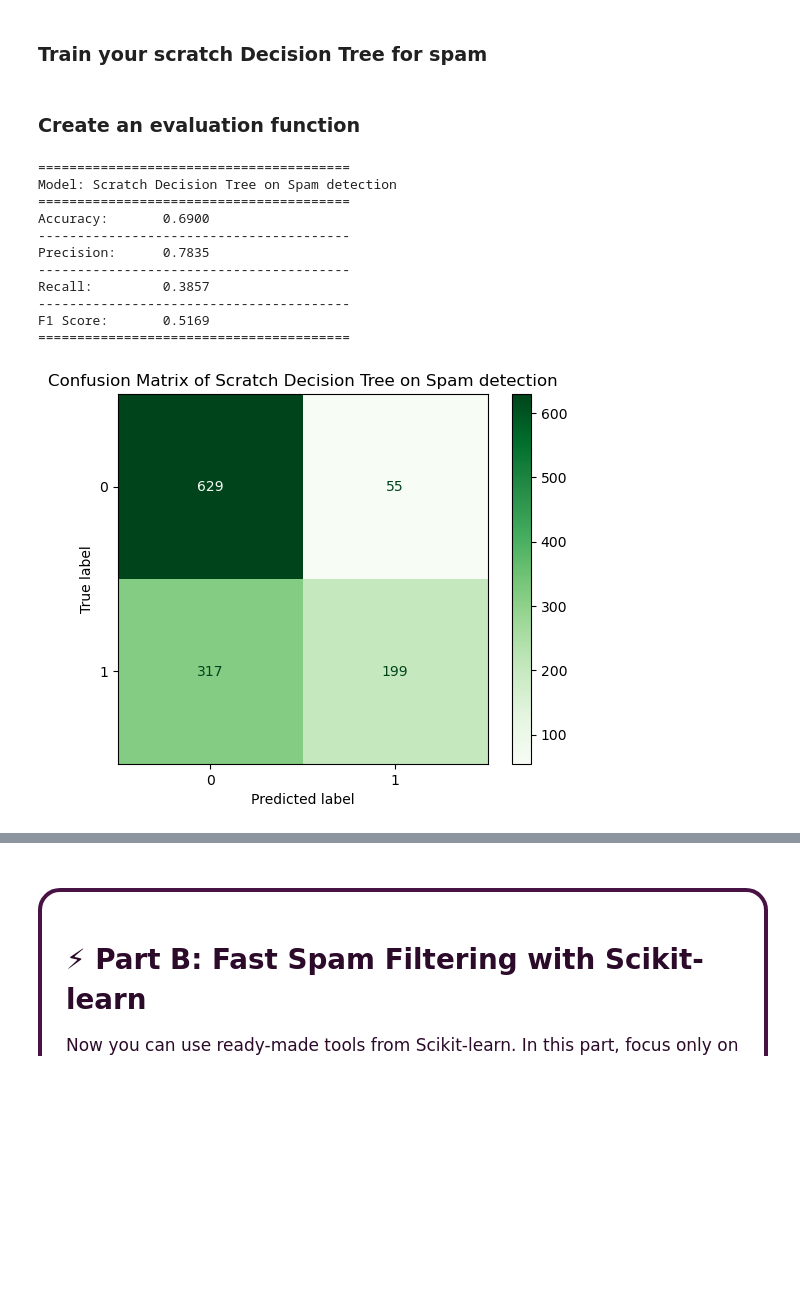
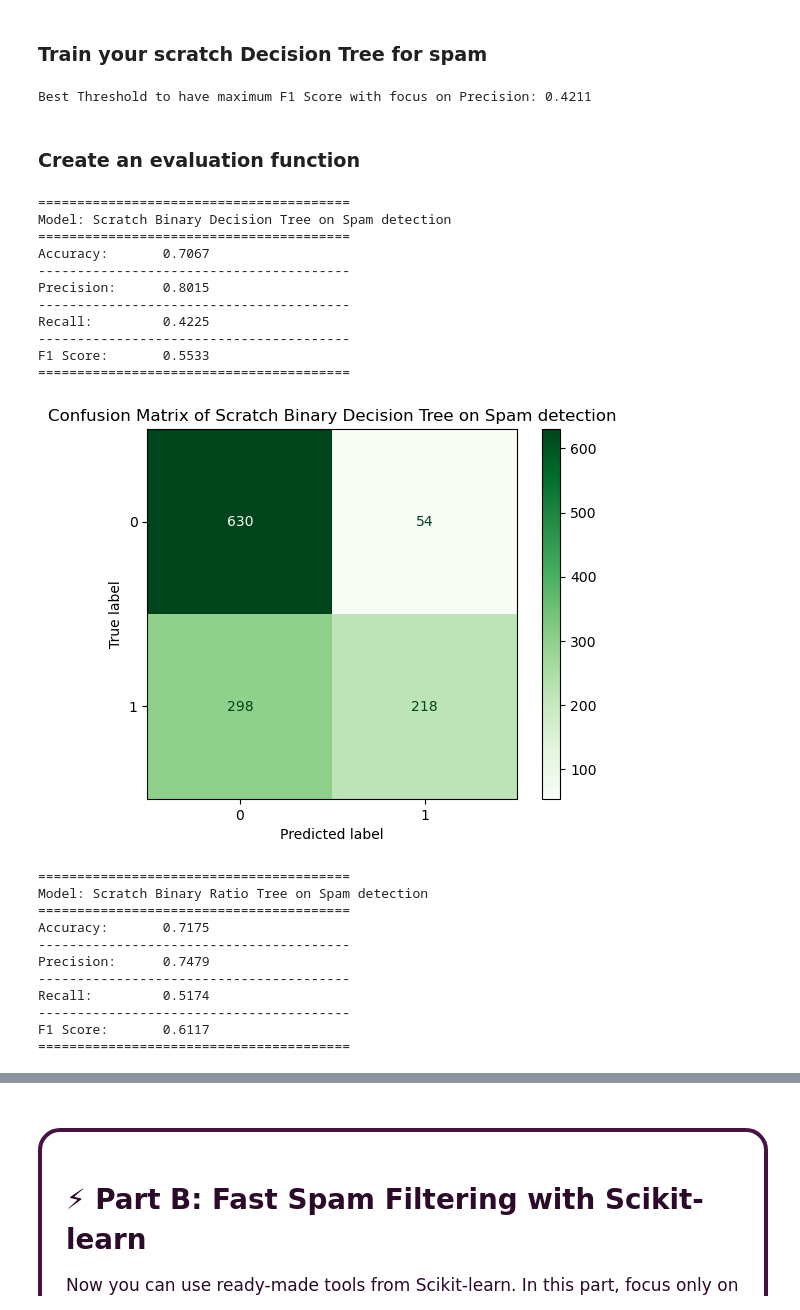
Before and after one commit to sami-rk/OrdinaryMLmodels, a Jupyter notebook: models.ipynb, the cells around one changed output, grey strips where cells are left out. Drawn from its saved outputs; the diff is of its cells as text; code cells hidden in the pictures; blank space fills up the shorter version.

Commit message:
Add probabilty Decision Tree for part 1

```diff
--- a/models.ipynb
+++ b/models.ipynb
@@ -174,11 +174,12 @@ class Node:
 ### Decision Tree Classifier from Scratch
 # %%
 class DecisionTreeClassifierScratch:
-    def __init__(self, max_depth=5, min_samples_split=20, min_samples_leaf=10):
+    def __init__(self, max_depth=5, min_samples_split=20, min_samples_leaf=10, binary_classifiction = True):
         self.max_depth = max_depth # Store max_depth
         self.min_samples_split = min_samples_split # Store min_samples_split
         self.min_samples_leaf = min_samples_leaf # Store min_samples_leaf
         self.root = None # Create a variable named root and set it to None
+        self.binary_classifiction = binary_classifiction
 
     def entropy(self, y):
         """Calculate entropy using class probabilities"""
@@ -219,10 +220,9 @@ class DecisionTreeClassifierScratch:
             unique_values = np.sort(np.unique(col_values))
             if len(unique_values) <= 1:
                 continue
-            thresholds = (unique_values[:-1] + unique_values[1:]) / 2.0
 
             # Try possible thresholds for each feature
-            for threshold in thresholds:
+            for threshold in unique_values:
                 # Split y into left and right groups
                 y_left = y[col_values <= threshold]
                 y_right = y[col_values > threshold]
@@ -242,17 +242,19 @@ class DecisionTreeClassifierScratch:
 
     def build_tree(self, X : pd.DataFrame, y, depth=0):
         """Recursively build the decision tree and return the root Node."""
+        node_value = self.majority_class(y) if self.binary_classifiction else np.mean(y == 1)
+
         # Check stopping conditions
         if depth >= self.max_depth or \
            len(y) < self.min_samples_split or \
            len(np.unique(y)) == 1:              # Pure node
 
-            return Node(value=self.majority_class(y))
+            return Node(value=node_value)
 
         # Find the best split
         best_feature, best_threshold = self.find_best_split(X, y)
         if best_feature is None:
-            return Node(value=self.majority_class(y))
+            return Node(value=node_value)
 
         # Build left and right child nodes recursively
         mask_left = X[best_feature].values <= best_threshold
@@ -275,17 +277,16 @@ class DecisionTreeClassifierScratch:
         """Traverse the tree for a single sample and return the predicted label."""
         # Start from the root
         node = self.root
-
         # Move left or right until reaching a leaf
         while not node.is_leaf():
             node = node.left if row[node.feature] <= node.threshold else node.right
-
         # Return the leaf value
         return node.value
 
-    def predict(self, X : pd.DataFrame):
+    def predict(self, X : pd.DataFrame, threshold = 0.5):
         """Predict each row in X"""
-        return np.array([self.predict_one(row) for _, row in X.iterrows()])
+        probs = np.array([self.predict_one(row) for _, row in X.iterrows()])
+        return (probs >= threshold).astype(int)
 # %% [markdown]
 ### Prepare data for spam prediction
 # %%
@@ -309,11 +310,29 @@ Train Size: (4800, 5)   | Test Size: (1200, 5)
 ### Train your scratch Decision Tree for spam
 # %%
 # Create a DecisionTreeClassifierScratch object
-descision_tree_scratch = DecisionTreeClassifierScratch()
+descision_tree_scratch_binary = DecisionTreeClassifierScratch(binary_classifiction=True)
 # Fit it on X_train_spam and y_train_spam
-descision_tree_scratch.fit(X_train_spam, y_train_spam)
+descision_tree_scratch_binary.fit(X_train_spam, y_train_spam)
 # Predict on X_val_spam
-y_pred_scratch = descision_tree_scratch.predict(X_test_spam)
+y_pred_scratch_binary = descision_tree_scratch_binary.predict(X_test_spam)
+# %%
+descision_tree_scratch_ratio = DecisionTreeClassifierScratch(binary_classifiction=False)
+descision_tree_scratch_ratio.fit(X_train_spam, y_train_spam)
+
+best_metric = -np.inf
+for spam_detect_threshold in np.linspace(0, 1, 20):
+    temp_predict = descision_tree_scratch_ratio.predict(X_test_spam, spam_detect_threshold)
+    temp_f1 = f1_score(y_test_spam, temp_predict, zero_division=0)
+    temp_precision = precision_score(y_test_spam, temp_predict, zero_division=0)
+    temp_metric = (2 * temp_f1 * temp_precision) / (temp_f1 + temp_precision)
+    if temp_metric > best_metric:
+        y_pred_scratch_ratio = temp_predict.copy()
+        best_metric = temp_metric
+        best_threshold = spam_detect_threshold
+
+print(f"Best Threshold to have maximum F1 Score with focus on Precision: {best_threshold:.4f}")
+# %% [output]
+Best Threshold to have maximum F1 Score with focus on Precision: 0.4211
 # %% [markdown]
 ### Create an evaluation function
 # %%
@@ -323,37 +342,49 @@ def evaluate_model(y_true, y_pred, model_name):
     accuracy = accuracy_score(y_true, y_pred)
     # Calculate precision
     precision = precision_score(y_true, y_pred, zero_division=0)
     # Calculate recall
     recall = recall_score(y_true, y_pred, zero_division=0)
     # Calculate F1-score
     f1 = f1_score(y_true, y_pred, zero_division=0)
     # Print the results in a nice format
     print("=" * 40)
     print(f"Model: {model_name}")
     print("=" * 40)
     print(f"Accuracy:\t{accuracy:.4f}", end=END)
     print(f"Precision:\t{precision:.4f}", end=END)
     print(f"Recall:\t\t{recall:.4f}", end=END)
     print(f"F1 Score:\t{f1:.4f}")
     print("=" * 40)
 
     confusion_mat = confusion_matrix(y_true, y_pred)
     disp = ConfusionMatrixDisplay(confusion_mat)
     disp.plot(cmap="Greens")
     plt.title(f"Confusion Matrix of {model_name}")
     plt.show()
 
-evaluate_model(y_test_spam, y_pred_scratch, "Scratch Decision Tree on Spam detection")
+evaluate_model(y_test_spam, y_pred_scratch_binary, "Scratch Binary Decision Tree on Spam detection")
+evaluate_model(y_test_spam, y_pred_scratch_ratio, "Scratch Binary Ratio Tree on Spam detection")
 # %% [output]
 ========================================
-Model: Scratch Decision Tree on Spam detection
+Model: Scratch Binary Decision Tree on Spam detection
 ========================================
-Accuracy:       0.6900
+Accuracy:       0.7067
 ----------------------------------------
-Precision:      0.7835
+Precision:      0.8015
 ----------------------------------------
-Recall:         0.3857
+Recall:         0.4225
 ----------------------------------------
-F1 Score:       0.5169
+F1 Score:       0.5533
 ========================================
-[figure, old version]
+[figure, new version]
+========================================
+Model: Scratch Binary Ratio Tree on Spam detection
+========================================
+Accuracy:       0.7175
+----------------------------------------
+Precision:      0.7479
+----------------------------------------
+Recall:         0.5174
+----------------------------------------
+F1 Score:       0.6117
+========================================
```
Also changed, not shown: parts of 1 cell of this notebook.
